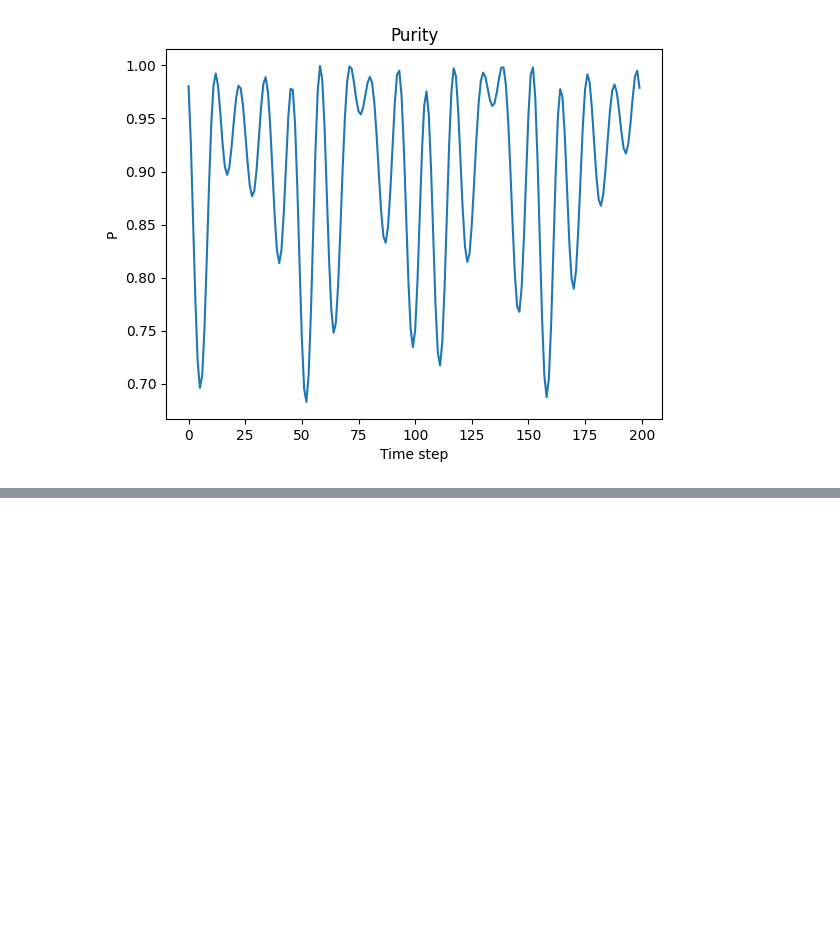
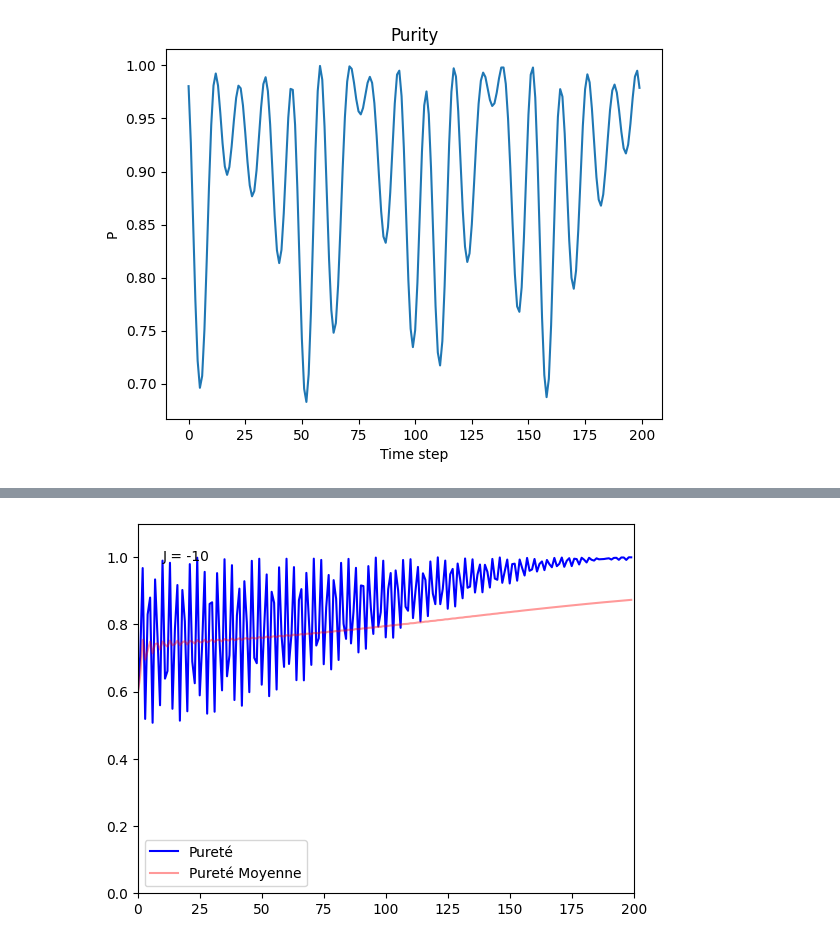
Before and after one commit to TheoHUETQC/qubits-entanglement-matrix-product-states, a Jupyter notebook: td/td1.ipynb, the cells around one changed output, grey strips where cells are left out. Cells and saved outputs as stored; diff of their text form; code cells hidden in the pictures; blank space fills up the shorter version.

```diff
--- a/td/td1.ipynb
+++ b/td/td1.ipynb
@@ -160,0 +184,78 @@ plt.show()
+# %%
+from matplotlib.animation import FuncAnimation
+
+# Listes pour stocker TOUTES les données de chaque J
+all_purity = []
+all_purity_T = []
+all_averageEnergy = []
+all_averageEnergy_T = []
+all_entropy_A = []
+all_entropy_A_T = []
+
+all_J_values = np.arange(-10, 10, 1)
+for J in all_J_values :
+  # Hamiltonian
+  H = -J*np.kron(X,X) + np.pi/4 * np.kron(Y,I) + 0.5 * np.kron(I,Z)
+
+  # evolution operator
+  U = expm(1j*H*dt)
+  Ud = expm(-1j*H*dt) #U dagger
+  rho = rho0
+
+  # initialization of lists for measurements
+  purity, entropy_A, averageEnergy = [], [], []
+  averageEnergy_T, entropy_A_T, purity_T = [], [], []
+
+  for _ in range(Nt) :
+    # Unitary time evolution of the density matrix
+    rho = U @ rho @ Ud
+
+    # average energy calculation (to verify that it is conserved and that our simulation is stable)
+    averageEnergy.append(np.trace(H @ rho))
+
+    # entropy calculation
+    rho_A = rho[0:2,0:2] + rho[2:4,2:4] # partial trace of rho(t)
+    eigenValues = np.abs(np.linalg.eigvals(rho_A)) + 1e-8  # with epsilon = 1e-8, this avoids numerical instability issues
+    S = -np.sum(eigenValues * np.log(eigenValues))
+    entropy_A.append(S)
+
+    # purity calculation
+    purity.append(np.trace(rho_A @ rho_A))
+
+  for n in range(1, len(averageEnergy) + 1):
+    averageEnergy_T.append(np.mean(averageEnergy[:n]))
+    entropy_A_T.append(np.mean(entropy_A[:n]))
+    purity_T.append(np.mean(purity[:n]))
+
+  all_purity.append(purity)
+  all_purity_T.append(purity_T)
+  all_purity.append(averageEnergy)
+  all_purity_T.append(averageEnergy_T)
+  all_purity.append(entropy_A)
+  all_purity_T.append(entropy_A_T)
+
+fig, ax = plt.subplots()
+line1, = ax.plot([], [], label="Pureté", color="blue")
+line2, = ax.plot([], [], label="Pureté Moyenne", color="red", alpha=0.4) # Transparence ici
+text_j = ax.text(0.05, 0.9, '', transform=ax.transAxes)
+
+ax.set_xlim(0, Nt)
+ax.set_ylim(0, 1.1)
+ax.legend()
+
+def update(frame):
+    # 'frame' est l'index de la simulation (index de J)
+    line1.set_data(range(Nt), all_purity[frame])
+    line2.set_data(range(Nt), all_purity_T[frame])
+    text_j.set_text(f'J = {all_J_values[frame]}')
+    return line1, line2, text_j
+
+# Création de l'animation
+ani = FuncAnimation(fig, update, frames=len(all_J_values), interval=500, blit=True)
+
+# Pour sauvegarder en GIF
+# ani.save('simulation.gif', writer='pillow')
+
+plt.show()
+# %% [output]
+[figure, added]
```
Also changed, not shown: parts of 13 cells of this notebook.
